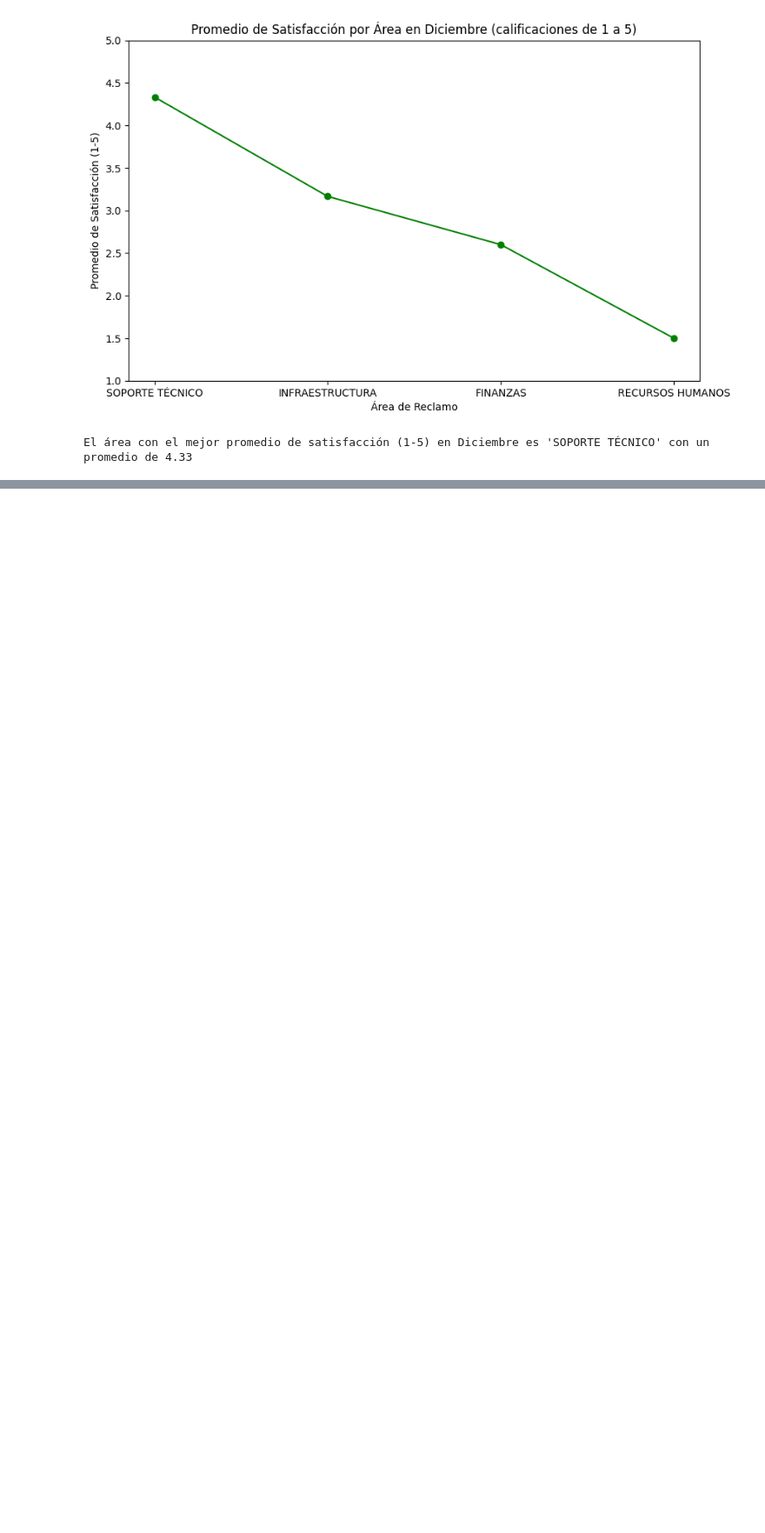
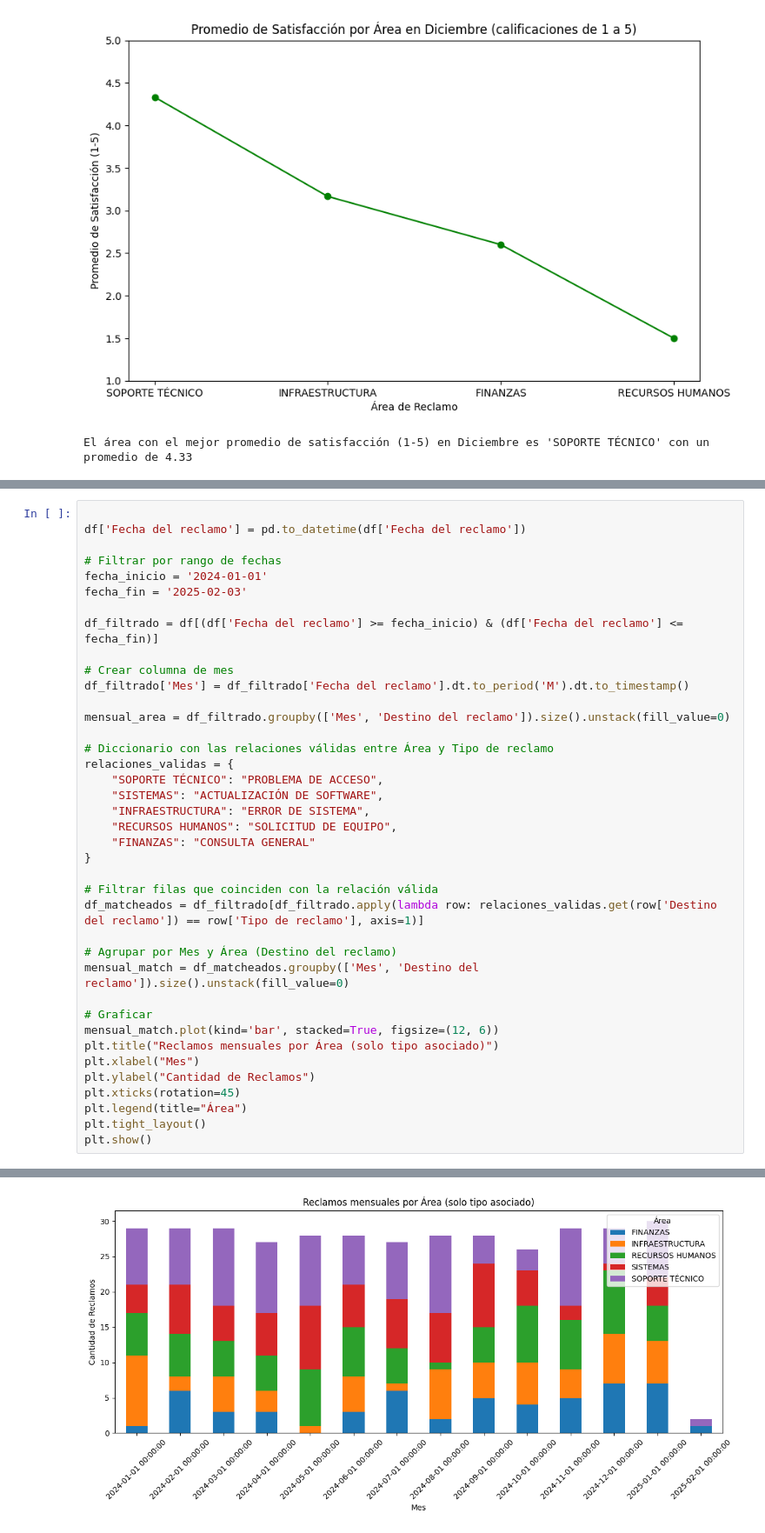
Before and after one commit to vickpicco/analistaDeDatos, a Jupyter notebook: Analista_evidencias_2_y_3.ipynb, the cells around one changed output, grey strips where cells are left out. Shown at 87% size. Cells and saved outputs as stored; diff of their text form; blank space fills up the shorter version.

Commit message:
Grafico mensual de areas responsables

```diff
--- a/Analista_evidencias_2_y_3.ipynb
+++ b/Analista_evidencias_2_y_3.ipynb
@@ -913,0 +932,40 @@ El área con el mejor promedio de satisfacción (1-5) en Diciembre es 'SOPORTE T
+# %%
+
+df['Fecha del reclamo'] = pd.to_datetime(df['Fecha del reclamo'])
+
+# Filtrar por rango de fechas
+fecha_inicio = '2024-01-01'
+fecha_fin = '2025-02-03'
+
+df_filtrado = df[(df['Fecha del reclamo'] >= fecha_inicio) & (df['Fecha del reclamo'] <= fecha_fin)]
+
+# Crear columna de mes
+df_filtrado['Mes'] = df_filtrado['Fecha del reclamo'].dt.to_period('M').dt.to_timestamp()
+
+mensual_area = df_filtrado.groupby(['Mes', 'Destino del reclamo']).size().unstack(fill_value=0)
+
+# Diccionario con las relaciones válidas entre Área y Tipo de reclamo
+relaciones_validas = {
+    "SOPORTE TÉCNICO": "PROBLEMA DE ACCESO",
+    "SISTEMAS": "ACTUALIZACIÓN DE SOFTWARE",
+    "INFRAESTRUCTURA": "ERROR DE SISTEMA",
+    "RECURSOS HUMANOS": "SOLICITUD DE EQUIPO",
+    "FINANZAS": "CONSULTA GENERAL"
+}
+
+# Filtrar filas que coinciden con la relación válida
+df_matcheados = df_filtrado[df_filtrado.apply(lambda row: relaciones_validas.get(row['Destino del reclamo']) == row['Tipo de reclamo'], axis=1)]
+
+# Agrupar por Mes y Área (Destino del reclamo)
+mensual_match = df_matcheados.groupby(['Mes', 'Destino del reclamo']).size().unstack(fill_value=0)
+
+# Graficar
+mensual_match.plot(kind='bar', stacked=True, figsize=(12, 6))
+plt.title("Reclamos mensuales por Área (solo tipo asociado)")
+plt.xlabel("Mes")
+plt.ylabel("Cantidad de Reclamos")
+plt.xticks(rotation=45)
+plt.legend(title="Área")
+plt.tight_layout()
+plt.show()
+# %% [output]
@@ -913,0 +977 @@ El área con el mejor promedio de satisfacción (1-5) en Diciembre es 'SOPORTE T
+[figure, added]
```
Also changed, not shown: parts of 10 cells of this notebook.
